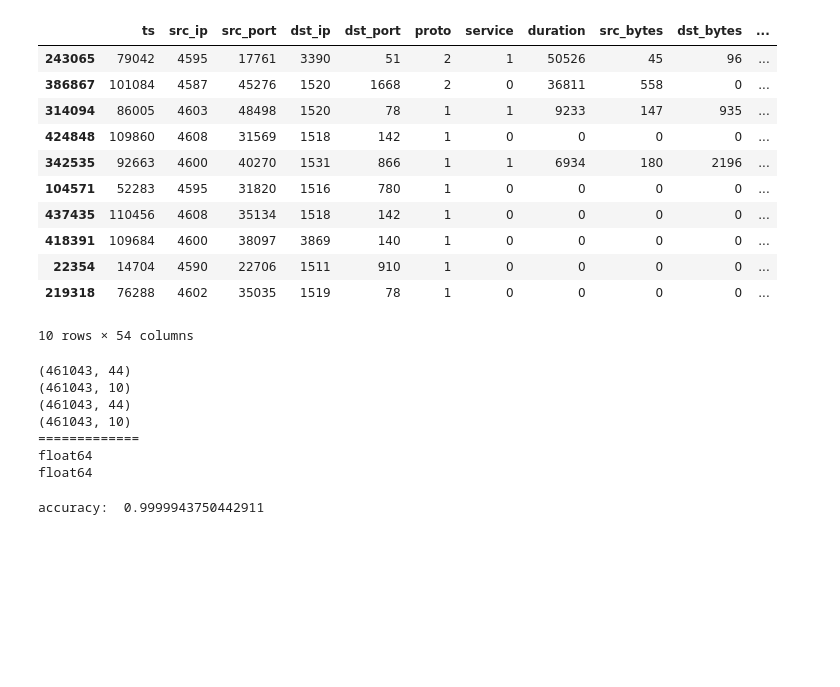
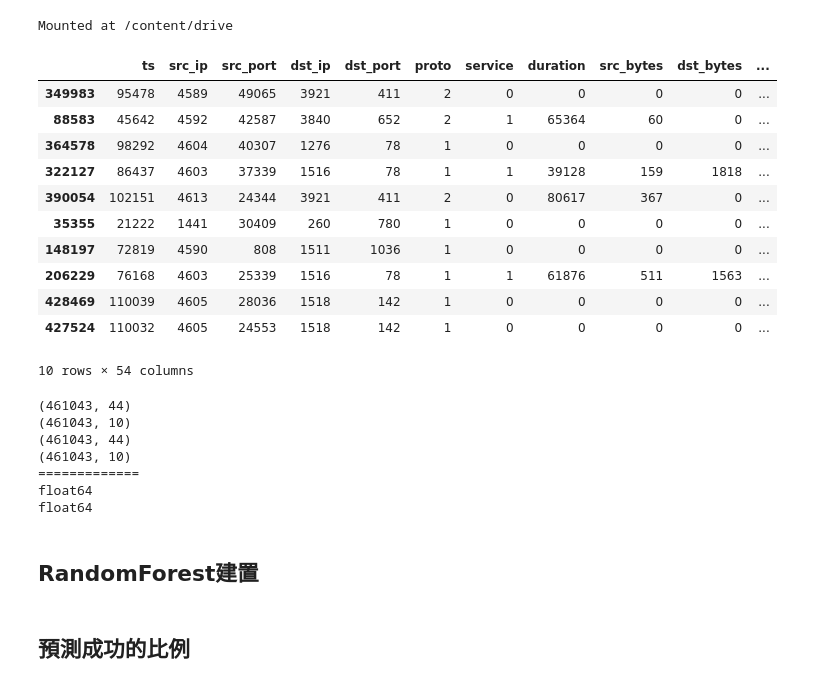
Before and after one commit to allankizgzz/Machine_training, a Jupyter notebook: RandomForestNetwork.ipynb, the cells around one changed output. Drawn from its saved outputs; the diff is of its cells as text; code cells hidden in the pictures; blank space fills up the shorter version.

```diff
--- a/RandomForestNetwork.ipynb
+++ b/RandomForestNetwork.ipynb
@@ -18,25 +18,30 @@ import xgboost as xgb
 from sklearn.metrics import confusion_matrix
 import seaborn as sns
 from sklearn.ensemble import RandomForestRegressor
+# %%
+from google.colab import drive
+drive.mount('/content/drive')
+# %% [output]
+Mounted at /content/drive
 # %%
-data = pd.read_csv("C:/Users/USER/Desktop/Program/Machine_training/Network_processed_data.csv")
+data = pd.read_csv("/content/drive/My Drive/dataset/Network_processed_data.csv")
 for i in range (10):
     data = shuffle(data)
 pd.set_option('display.max_columns', 50)
 pd.set_option('display.max_rows', 50)
 data.head(10)
 # %% [output]
 |  | ts | src_ip | src_port | dst_ip | dst_port | proto | service | duration | src_bytes | dst_bytes | ... |
-| 243065 | 79042 | 4595 | 17761 | 3390 | 51 | 2 | 1 | 50526 | 45 | 96 | ... |
-| 386867 | 101084 | 4587 | 45276 | 1520 | 1668 | 2 | 0 | 36811 | 558 | 0 | ... |
-| 314094 | 86005 | 4603 | 48498 | 1520 | 78 | 1 | 1 | 9233 | 147 | 935 | ... |
-| 424848 | 109860 | 4608 | 31569 | 1518 | 142 | 1 | 0 | 0 | 0 | 0 | ... |
-| 342535 | 92663 | 4600 | 40270 | 1531 | 866 | 1 | 1 | 6934 | 180 | 2196 | ... |
-| 104571 | 52283 | 4595 | 31820 | 1516 | 780 | 1 | 0 | 0 | 0 | 0 | ... |
-| 437435 | 110456 | 4608 | 35134 | 1518 | 142 | 1 | 0 | 0 | 0 | 0 | ... |
-| 418391 | 109684 | 4600 | 38097 | 3869 | 140 | 1 | 0 | 0 | 0 | 0 | ... |
-| 22354 | 14704 | 4590 | 22706 | 1511 | 910 | 1 | 0 | 0 | 0 | 0 | ... |
-| 219318 | 76288 | 4602 | 35035 | 1519 | 78 | 1 | 0 | 0 | 0 | 0 | ... |
+| 349983 | 95478 | 4589 | 49065 | 3921 | 411 | 2 | 0 | 0 | 0 | 0 | ... |
+| 88583 | 45642 | 4592 | 42587 | 3840 | 652 | 2 | 1 | 65364 | 60 | 0 | ... |
+| 364578 | 98292 | 4604 | 40307 | 1276 | 78 | 1 | 0 | 0 | 0 | 0 | ... |
+| 322127 | 86437 | 4603 | 37339 | 1516 | 78 | 1 | 1 | 39128 | 159 | 1818 | ... |
+| 390054 | 102151 | 4613 | 24344 | 3921 | 411 | 2 | 0 | 80617 | 367 | 0 | ... |
+| 35355 | 21222 | 1441 | 30409 | 260 | 780 | 1 | 0 | 0 | 0 | 0 | ... |
+| 148197 | 72819 | 4590 | 808 | 1511 | 1036 | 1 | 0 | 0 | 0 | 0 | ... |
+| 206229 | 76168 | 4603 | 25339 | 1516 | 78 | 1 | 1 | 61876 | 511 | 1563 | ... |
+| 428469 | 110039 | 4605 | 28036 | 1518 | 142 | 1 | 0 | 0 | 0 | 0 | ... |
+| 427524 | 110032 | 4605 | 24553 | 1518 | 142 | 1 | 0 | 0 | 0 | 0 | ... |
 10 rows × 54 columns
 # %%
 
@@ -77,14 +82,11 @@ print(Y_test.dtype)
 =============
 float64
 float64
+# %% [markdown]
+## RandomForest建置
 # %%
 randomForestModel = RandomForestRegressor(n_estimators=100,criterion = 'squared_error')
 randomForestModel.fit(X_train, Y_train)
 predicted = randomForestModel.predict(X_train)
-# %%
-# 預測成功的比例
-# print('訓練集: ',randomForestModel.score(X_train,Y_train))
-# print('測試集: ',randomForestModel.score(X_test,Y_test))
-print('accuracy: ',randomForestModel.score(X_test,Y_test))
-# %% [output]
-accuracy:  0.9999943750442911
+# %% [markdown]
+## 預測成功的比例
```
Also changed, not shown: parts of 7 cells of this notebook, 2 other files.
